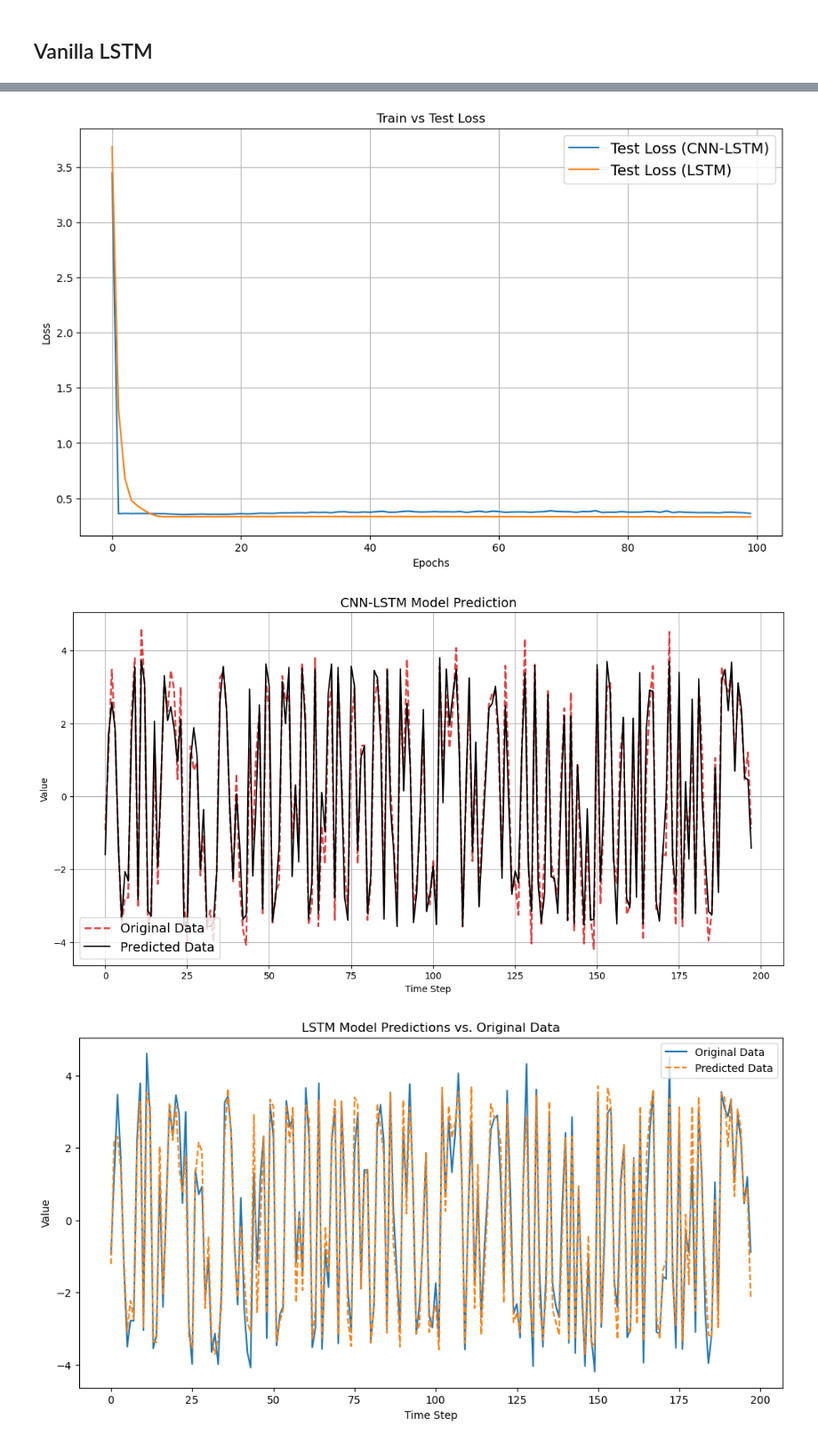
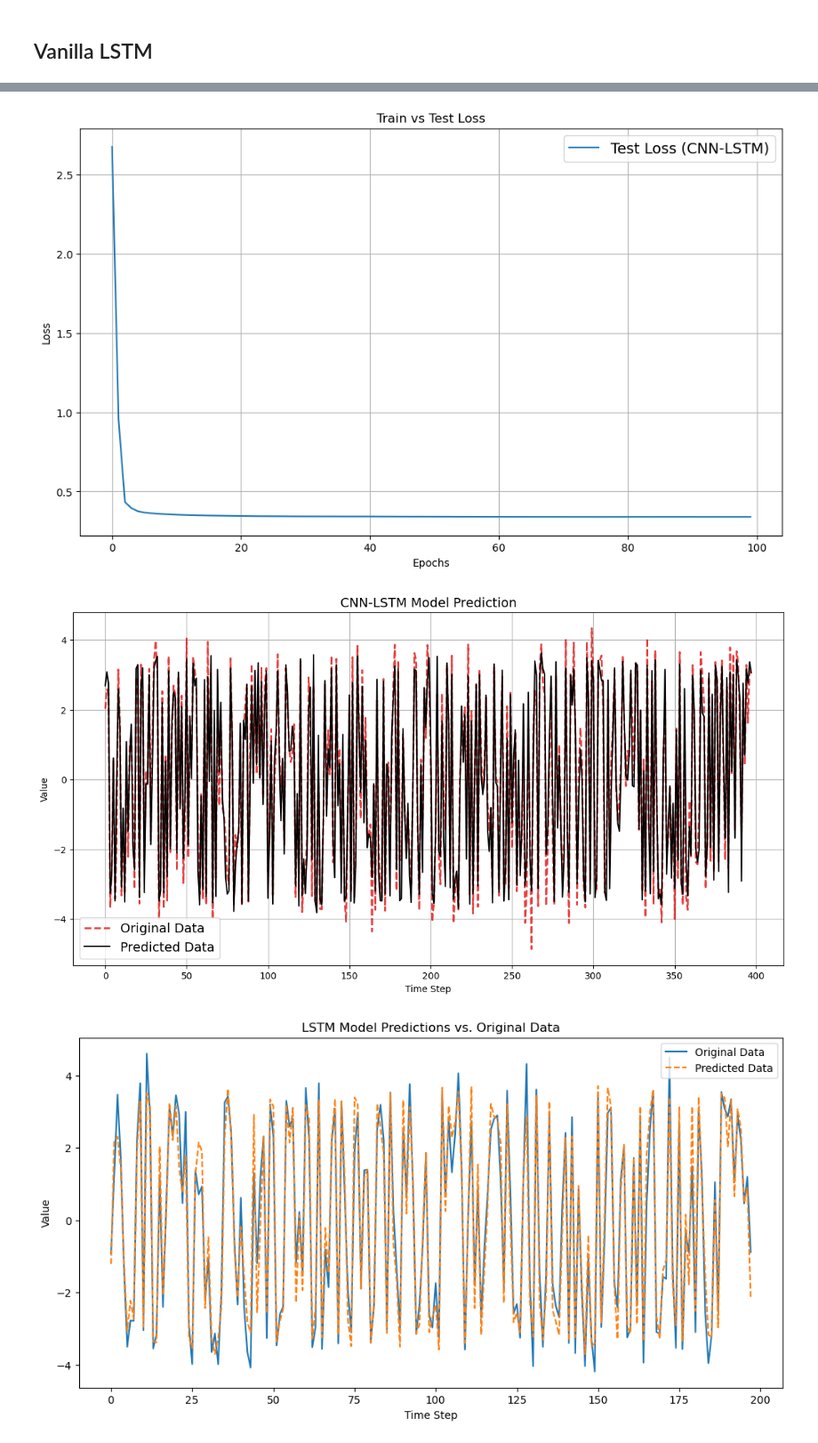
Before and after one commit to Ariestootl/machine_learning, a Jupyter notebook: deep_learning/PyTorch/RNN/CNN-LSTM.ipynb, the cells around one changed output, grey strips where cells are left out. Shown at 89% size. Cells and saved outputs as stored; diff of their text form; code cells hidden in the pictures.

Commit message:
updated CNN-LSTM

```diff
--- a/deep_learning/PyTorch/RNN/CNN-LSTM.ipynb
+++ b/deep_learning/PyTorch/RNN/CNN-LSTM.ipynb
@@ -506,7 +608,7 @@ train_dataset = TensorDataset(X_train, y_train)
 test_dataset = TensorDataset(X_test, y_test)
 
 # Create DataLoaders
-batch_size = 32
+batch_size = 64
 
 train_dataloader = DataLoader(train_dataset, batch_size=batch_size, num_workers=os.cpu_count(), shuffle=True)
 test_dataloader = DataLoader(test_dataset, batch_size=batch_size, num_workers=os.cpu_count(), shuffle=False)
@@ -568,9 +670,6 @@ class MainModel(nn.Module):
         self.cnn = CNN1D(input_size)
         self.lstm = nn.LSTM(input_size=32, hidden_size=hidden_size, num_layers=num_layers, batch_first=True)
         self.fc = nn.Sequential(
-            nn.Linear(hidden_size,hidden_size),
-            nn.BatchNorm1d(hidden_size),
-            nn.SiLU(),
             nn.Linear(hidden_size, output_size)
         )
 
@@ -703,14 +810,24 @@ np.random.seed(seed_number)
 torch.manual_seed(seed_number)
 torch.cuda.manual_seed_all(seed_number)
 
-model_Adan = MainModel(input_size=1,
-                       hidden_size=50, num_layers=2, output_size=1).to(device)
+model = MainModel(input_size=1,
+                  hidden_size=50, num_layers=3, output_size=1).to(device)
 
-optimizer_Adan = Adan(params=model_Adan.parameters(),
-                      lr=learning_rate,
-                      betas=(0.94, 0.91, 0.95),
-                      weight_decay=0.01)
+# optimizer_Adan = Adan(params=model_Adan.parameters(),
+#                       lr=0.001,
+#                       betas=(0.9, 0.92, 0.99),
+#                       weight_decay=0.01)
 
+optimizer = torch.optim.Adam(params=model.parameters(),
+                             lr=0.001,
+                             betas=(0.9,0.99),
+                             eps=1e-6,
+                             weight_decay=0.01)
+
+# optimizer_Adan = Lion(params=model_Adan.parameters(),
+#                       lr=0.001,
+#                       betas=(0.9, 0.99),
+#                       weight_decay=1e-2)
 results = {
     "train_loss": [],
     "train_accu": [],
@@ -724,16 +841,16 @@ for epoch in tqdm(range(0, num_of_epochs)):
     print(f"Epoch: {epoch} \n =====================================================================")
 
   train_loss, train_accu = train(data_loader = train_dataloader,
-                                  model = model_Adan,
+                                  model = model,
                                   loss_fn = loss_fn,
-                                  optimizer = optimizer_Adan,
+                                  optimizer = optimizer,
                                   calculate_accuracy = calculate_accuracy,
                                   device = device,
                                   loss_steps = num_loss_steps,
                                   seed = seed_number);
 
   test_loss, test_accu = test(data_loader = test_dataloader,
-                              model = model_Adan,
+                              model = model,
                               loss_fn = loss_fn,
                               calculate_accuracy = calculate_accuracy,
                               device = device,
@@ -841,7 +940,7 @@ Total Runtime:  1.56
 plt.figure(figsize=(12, 7))
 # plt.plot(results["train_loss"], label="Train Loss")
 plt.plot(results["test_loss"], label="Test Loss (CNN-LSTM)")
-plt.plot(results1["test_loss"], label="Test Loss (LSTM)")
+# plt.plot(results1["test_loss"], label="Test Loss (LSTM)")
 plt.title("Train vs Test Loss")
 plt.xlabel("Epochs")
 plt.ylabel("Loss")
@@ -849,33 +948,33 @@ plt.legend(loc="upper right", fontsize=14)
 plt.grid(True)
 plt.show()
 # %% [output]
-[figure, old version]
+[figure, new version]
 # %%
 # Make sure the model is in evaluation mode
-model_Adan.eval()
+model.eval()
 device="cpu"
 
 with torch.no_grad():
-    predicted = model_Adan(X_test)  # Pass the input through the model
+    predicted = model(X_test)  # Pass the input through the model
 
 
 # Flatten the predictions and true values to 1D
 predicted = predicted.cpu().numpy().reshape(-1,1)  # Convert (188, 10, 1) -> (1880,)
 original = y_test.reshape(-1,1)  # Convert (188, 10, 1) -> (1880,)
 
 
 # Plotting the results
 plt.figure(figsize=(14, 7))
 plt.plot(original, label='Original Data', linestyle='--', linewidth=2.0, color="#DD0000", alpha=0.75)
 plt.plot(predicted, label='Predicted Data', linestyle='-', linewidth=1.5, color="#000000")
 plt.title('CNN-LSTM Model Prediction', fontsize=14)
 plt.xlabel('Time Step')
 plt.ylabel('Value')
 plt.legend(fontsize=14, loc="lower left")
 plt.grid(True)
 plt.show()
 # %% [output]
-[figure, old version]
+[figure, new version]
 # %%
 # Ensure model is in evaluation mode
 model_Adan.eval()
```
Also changed, not shown: parts of 12 cells of this notebook.
